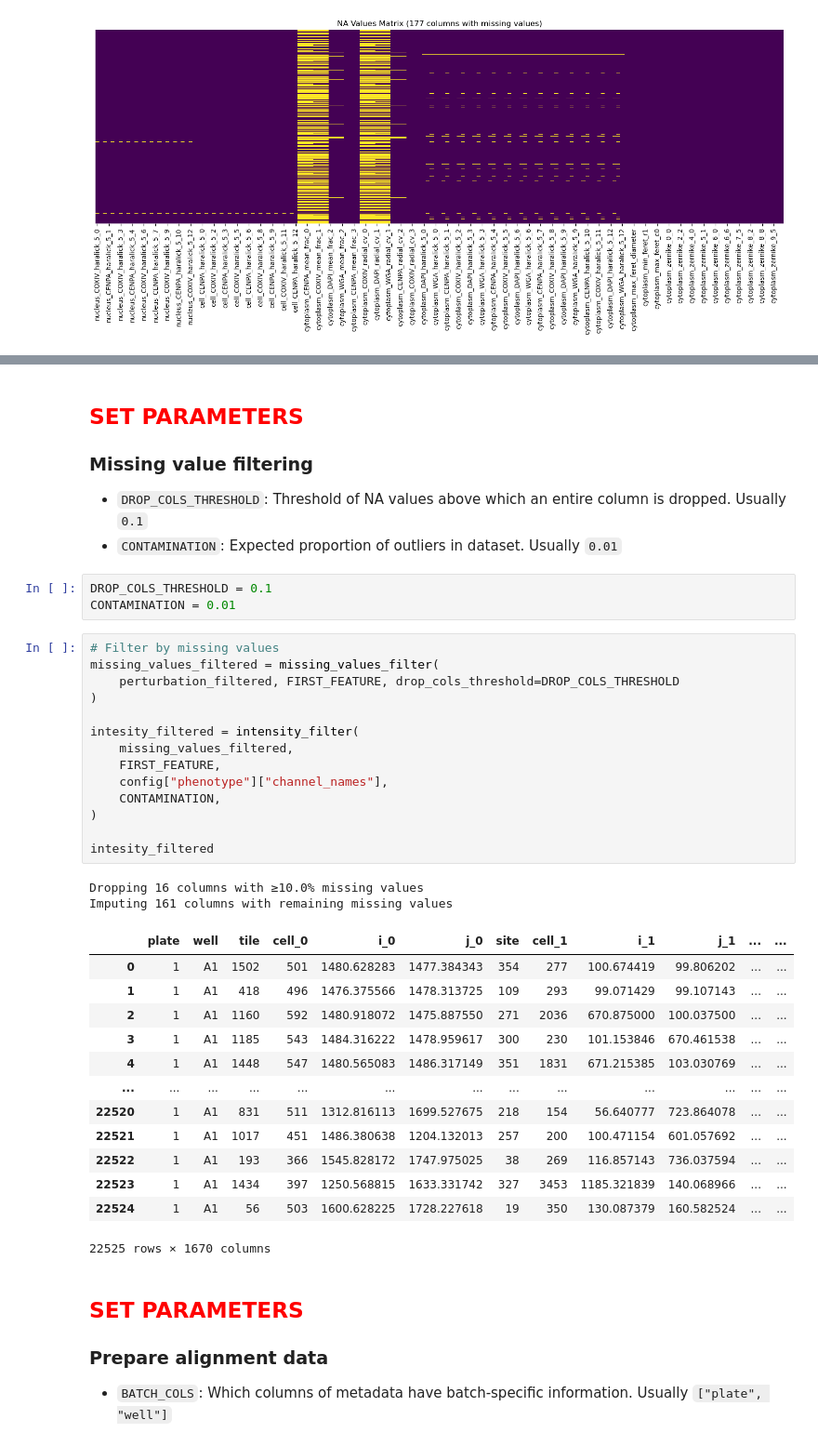
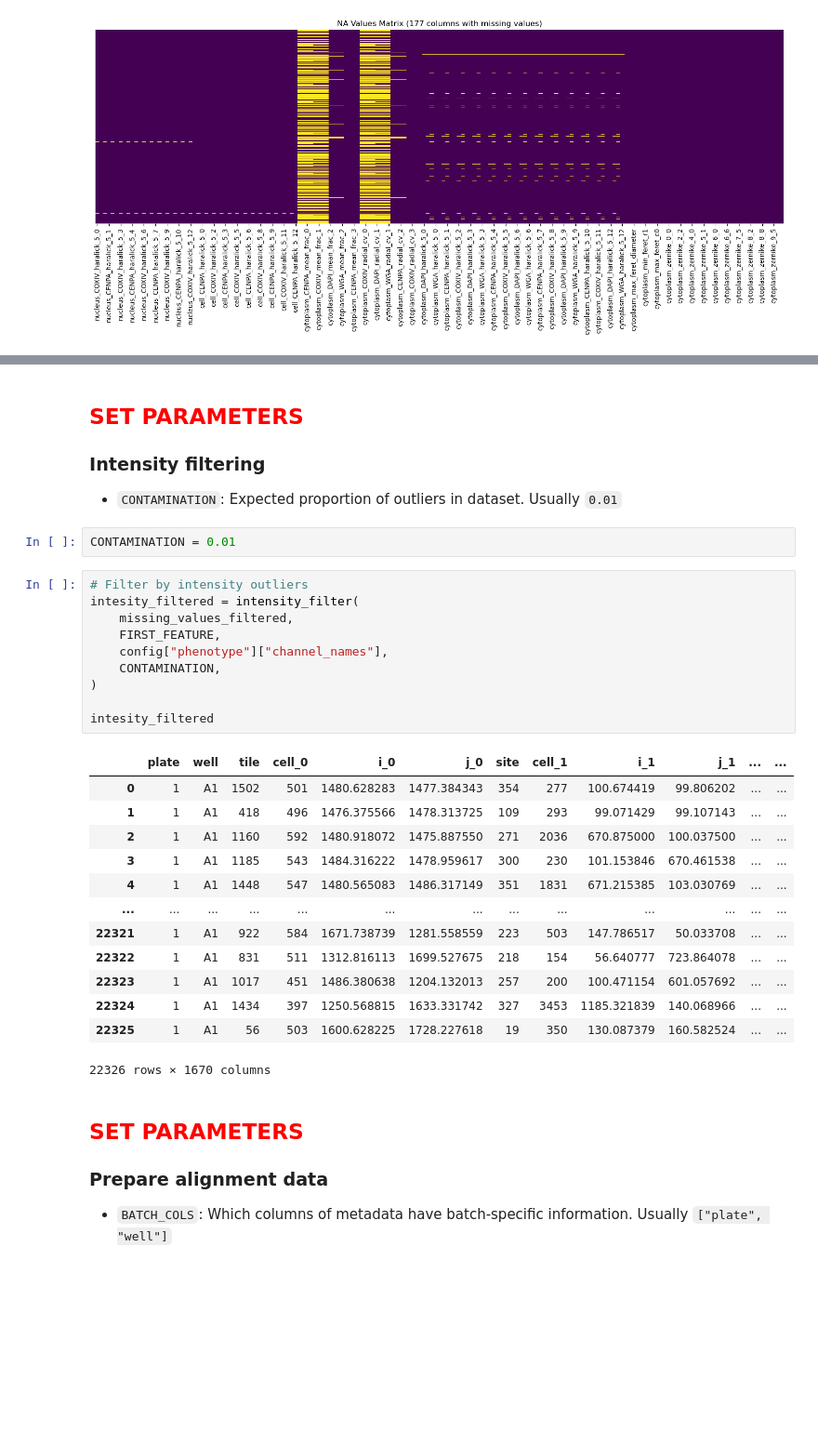
Before and after one commit to cheeseman-lab/brieflow-analysis, a Jupyter notebook: analysis/7.configure_aggregate_params.ipynb, the cells around one changed output, grey strips where cells are left out. Shown at 93% size. Cells and saved outputs as stored; diff of their text form; blank space fills up the shorter version.

```diff
--- a/analysis/7.configure_aggregate_params.ipynb
+++ b/analysis/7.configure_aggregate_params.ipynb
@@ -259,43 +304,35 @@ Unique populations: 4601
 # %% [markdown]
 ## <font color='red'>SET PARAMETERS</font>
 
-### Missing value filtering
+### Intensity filtering
 
-- `DROP_COLS_THRESHOLD`: Threshold of NA values above which an entire column is dropped. Usually `0.1`
 - `CONTAMINATION`: Expected proportion of outliers in dataset. Usually `0.01`
-# %%
-DROP_COLS_THRESHOLD = 0.1
-CONTAMINATION = 0.01
+# %%
+CONTAMINATION = 0.01
 # %%
-# Filter by missing values
-missing_values_filtered = missing_values_filter(
-    perturbation_filtered, FIRST_FEATURE, drop_cols_threshold=DROP_COLS_THRESHOLD
-)
-
+# Filter by intensity outliers
 intesity_filtered = intensity_filter(
     missing_values_filtered,
     FIRST_FEATURE,
     config["phenotype"]["channel_names"],
     CONTAMINATION,
 )
 
 intesity_filtered
 # %% [output]
+|  | plate | well | tile | cell_0 | i_0 | j_0 | site | cell_1 | i_1 | j_1 | ... | ... |
+| 0 | 1 | A1 | 1502 | 501 | 1480.628283 | 1477.384343 | 354 | 277 | 100.674419 | 99.806202 | ... | ... |
+| 1 | 1 | A1 | 418 | 496 | 1476.375566 | 1478.313725 | 109 | 293 | 99.071429 | 99.107143 | ... | ... |
+| 2 | 1 | A1 | 1160 | 592 | 1480.918072 | 1475.887550 | 271 | 2036 | 670.875000 | 100.037500 | ... | ... |
+| 3 | 1 | A1 | 1185 | 543 | 1484.316222 | 1478.959617 | 300 | 230 | 101.153846 | 670.461538 | ... | ... |
+| 4 | 1 | A1 | 1448 | 547 | 1480.565083 | 1486.317149 | 351 | 1831 | 671.215385 | 103.030769 | ... | ... |
+| ... | ... | ... | ... | ... | ... | ... | ... | ... | ... | ... | ... | ... |
+| 22321 | 1 | A1 | 922 | 584 | 1671.738739 | 1281.558559 | 223 | 503 | 147.786517 | 50.033708 | ... | ... |
+| 22322 | 1 | A1 | 831 | 511 | 1312.816113 | 1699.527675 | 218 | 154 | 56.640777 | 723.864078 | ... | ... |
+| 22323 | 1 | A1 | 1017 | 451 | 1486.380638 | 1204.132013 | 257 | 200 | 100.471154 | 601.057692 | ... | ... |
+| 22324 | 1 | A1 | 1434 | 397 | 1250.568815 | 1633.331742 | 327 | 3453 | 1185.321839 | 140.068966 | ... | ... |
+| 22325 | 1 | A1 | 56 | 503 | 1600.628225 | 1728.227618 | 19 | 350 | 130.087379 | 160.582524 | ... | ... |
-Dropping 16 columns with ≥10.0% missing values
-Imputing 161 columns with remaining missing values
+22326 rows × 1670 columns
-|  | plate | well | tile | cell_0 | i_0 | j_0 | site | cell_1 | i_1 | j_1 | ... | ... |
-| 0 | 1 | A1 | 1502 | 501 | 1480.628283 | 1477.384343 | 354 | 277 | 100.674419 | 99.806202 | ... | ... |
-| 1 | 1 | A1 | 418 | 496 | 1476.375566 | 1478.313725 | 109 | 293 | 99.071429 | 99.107143 | ... | ... |
-| 2 | 1 | A1 | 1160 | 592 | 1480.918072 | 1475.887550 | 271 | 2036 | 670.875000 | 100.037500 | ... | ... |
-| 3 | 1 | A1 | 1185 | 543 | 1484.316222 | 1478.959617 | 300 | 230 | 101.153846 | 670.461538 | ... | ... |
-| 4 | 1 | A1 | 1448 | 547 | 1480.565083 | 1486.317149 | 351 | 1831 | 671.215385 | 103.030769 | ... | ... |
-| ... | ... | ... | ... | ... | ... | ... | ... | ... | ... | ... | ... | ... |
-| 22520 | 1 | A1 | 831 | 511 | 1312.816113 | 1699.527675 | 218 | 154 | 56.640777 | 723.864078 | ... | ... |
-| 22521 | 1 | A1 | 1017 | 451 | 1486.380638 | 1204.132013 | 257 | 200 | 100.471154 | 601.057692 | ... | ... |
-| 22522 | 1 | A1 | 193 | 366 | 1545.828172 | 1747.975025 | 38 | 269 | 116.857143 | 736.037594 | ... | ... |
-| 22523 | 1 | A1 | 1434 | 397 | 1250.568815 | 1633.331742 | 327 | 3453 | 1185.321839 | 140.068966 | ... | ... |
-| 22524 | 1 | A1 | 56 | 503 | 1600.628225 | 1728.227618 | 19 | 350 | 130.087379 | 160.582524 | ... | ... |
-22525 rows × 1670 columns
 # %% [markdown]
 ## <font color='red'>SET PARAMETERS</font>
 
```
Also changed, not shown: parts of 6 cells of this notebook, 1 other file.
